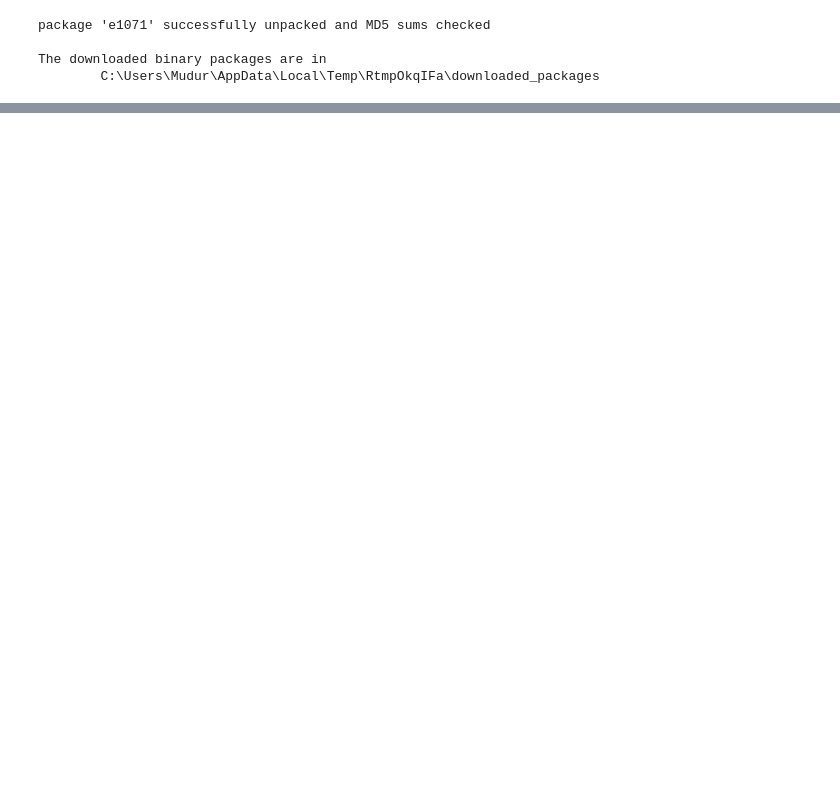
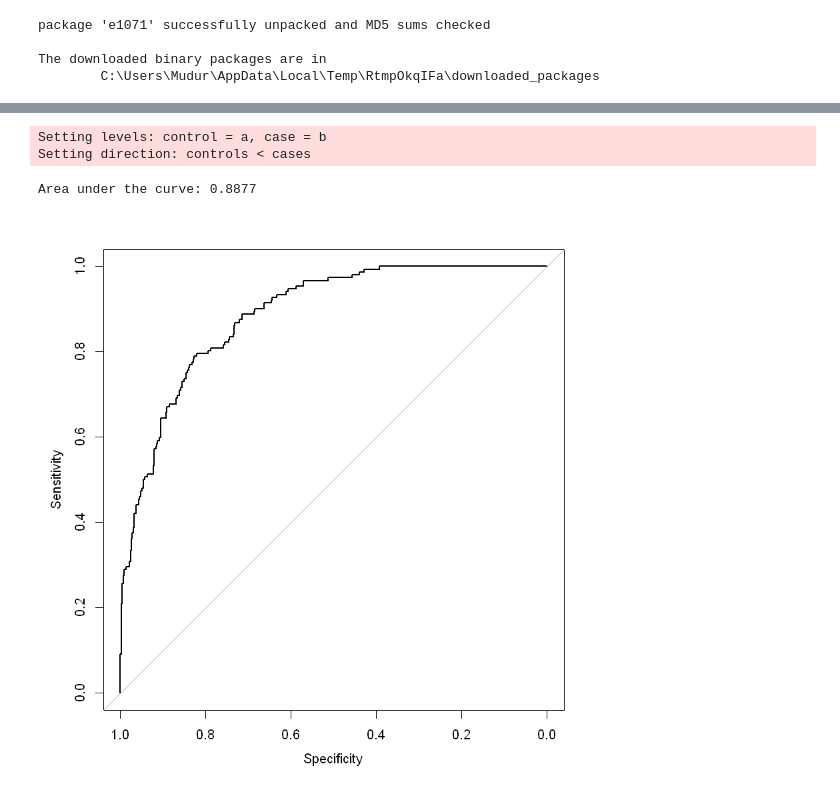
Before and after one commit to karaee/IE518Project, a Jupyter notebook: Project/Project1.ipynb, the cells around one changed output, grey strips where cells are left out. Saved outputs shown, nothing was run; the diff lists cells and outputs as text; code cells hidden in the pictures; blank space fills up the shorter version.

```diff
--- a/Project/Project1.ipynb
+++ b/Project/Project1.ipynb
@@ -154,3 +167,8 @@ package 'e1071' successfully unpacked and MD5 sums checked
 
 The downloaded binary packages are in
         C:\Users\Mudur\AppData\Local\Temp\RtmpOkqIFa\downloaded_packages
+# %%
+set.seed(1)
+trainIndex = createDataPartition(traindata$y, p = 0.7, list = FALSE)
+traindata7 = traindata[trainIndex, ]
+traindata3 =traindata[-trainIndex, ]
@@ -157,6 +201,6 @@ The downloaded binary packages are in
 # %%
 #Lasso
-tunegrid <- expand.grid(alpha = 1,lambda = seq(0.001,0.1,by = 0.001))
-Lasso <- train(y~., data=traindata, method="glmnet", trControl = fitControl, tuneGrid = tunegrid)
-predLasso <- predict(Lasso,testdata)  #testdata
+tunegrid <- expand.grid(alpha = 1,lambda = seq(0.001,0.01,by = 0.001))
+Lasso <- train(y~., data=traindata7, method="glmnet", trControl = fitControl, tuneGrid = tunegrid)
+predLasso <- predict(Lasso,traindata3[,-59],type = 'prob')  #testdata
 # %% [output]
@@ -195,0 +244,11 @@ The downloaded binary packages are in
+# %%
+rf.roc<-roc(traindata3$y,predLasso$b)
+auc(rf.roc)
+# %% [output]
+Setting levels: control = a, case = b
+Setting direction: controls < cases
+Area under the curve: 0.8877
+# %%
+plot(rf.roc)
+# %% [output]
+[figure, added]
```
Also changed, not shown: parts of 41 cells of this notebook.
